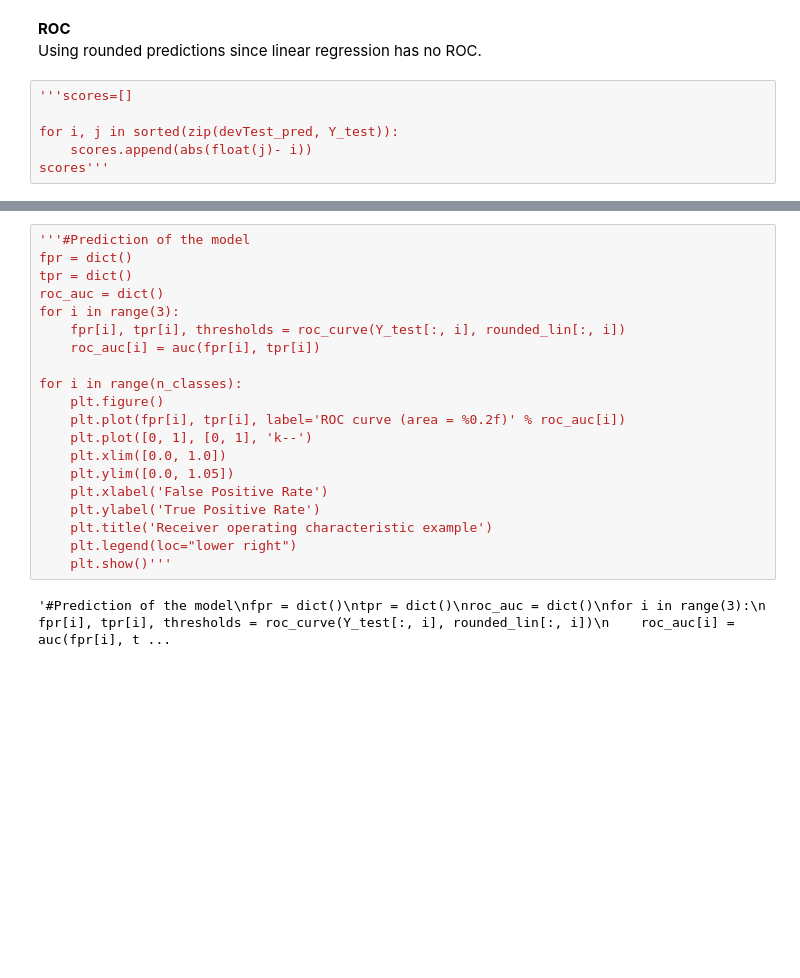
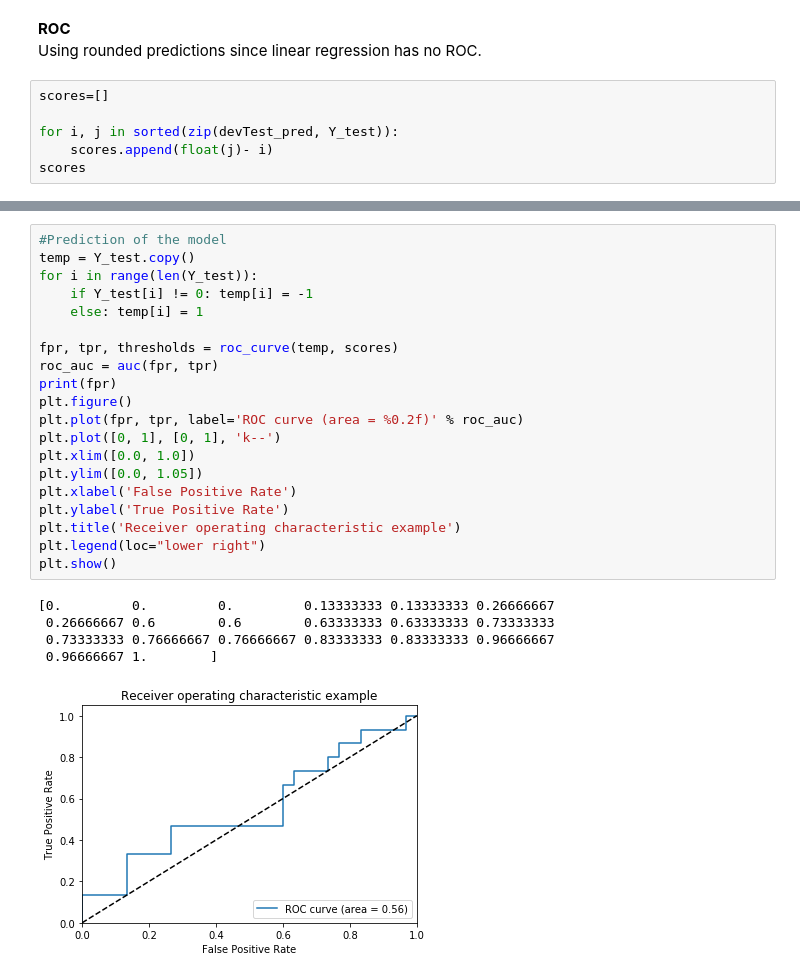
Before and after one commit to nisanuro/CNG562-Assignment-1, a Jupyter notebook: CNG562_Assignment1.ipynb, the cells around one changed output, grey strips where cells are left out. Drawn from its saved outputs; the diff is of its cells as text; blank space fills up the shorter version.

```diff
--- a/CNG562_Assignment1.ipynb
+++ b/CNG562_Assignment1.ipynb
@@ -316,9 +316,9 @@ Mean absolute error:     0.3549689825455593
 **ROC**\
 Using rounded predictions since linear regression has no ROC.
 # %%
-'''scores=[]
+scores=[]
 
 for i, j in sorted(zip(devTest_pred, Y_test)):
-    scores.append(abs(float(j)- i))
-scores'''
+    scores.append(float(j)- i)
+scores
 # %% [output]
@@ -326,23 +342,27 @@ scores'''
 # %%
-'''#Prediction of the model
-fpr = dict()
-tpr = dict()
-roc_auc = dict()
-for i in range(3):
-    fpr[i], tpr[i], thresholds = roc_curve(Y_test[:, i], rounded_lin[:, i])
-    roc_auc[i] = auc(fpr[i], tpr[i])
+#Prediction of the model
+temp = Y_test.copy()
+for i in range(len(Y_test)):
+    if Y_test[i] != 0: temp[i] = -1
+    else: temp[i] = 1
 
-for i in range(n_classes):
-    plt.figure()
-    plt.plot(fpr[i], tpr[i], label='ROC curve (area = %0.2f)' % roc_auc[i])
-    plt.plot([0, 1], [0, 1], 'k--')
-    plt.xlim([0.0, 1.0])
-    plt.ylim([0.0, 1.05])
-    plt.xlabel('False Positive Rate')
-    plt.ylabel('True Positive Rate')
-    plt.title('Receiver operating characteristic example')
-    plt.legend(loc="lower right")
-    plt.show()'''
+fpr, tpr, thresholds = roc_curve(temp, scores)
+roc_auc = auc(fpr, tpr)
+print(fpr)
+plt.figure()
+plt.plot(fpr, tpr, label='ROC curve (area = %0.2f)' % roc_auc)
+plt.plot([0, 1], [0, 1], 'k--')
+plt.xlim([0.0, 1.0])
+plt.ylim([0.0, 1.05])
+plt.xlabel('False Positive Rate')
+plt.ylabel('True Positive Rate')
+plt.title('Receiver operating characteristic example')
+plt.legend(loc="lower right")
+plt.show()
 # %% [output]
-'#Prediction of the model\nfpr = dict()\ntpr = dict()\nroc_auc = dict()\nfor i in range(3):\n    fpr[i], tpr[i], thresholds = roc_curve(Y_test[:, i], rounded_lin[:, i])\n    roc_auc[i] = auc(fpr[i], t ...
+[0.         0.         0.         0.13333333 0.13333333 0.26666667
+ 0.26666667 0.6        0.6        0.63333333 0.63333333 0.73333333
+ 0.73333333 0.76666667 0.76666667 0.83333333 0.83333333 0.96666667
+ 0.96666667 1.        ]
+[figure, added]
 # %%
```
Also changed, not shown: parts of 2 cells of this notebook.
